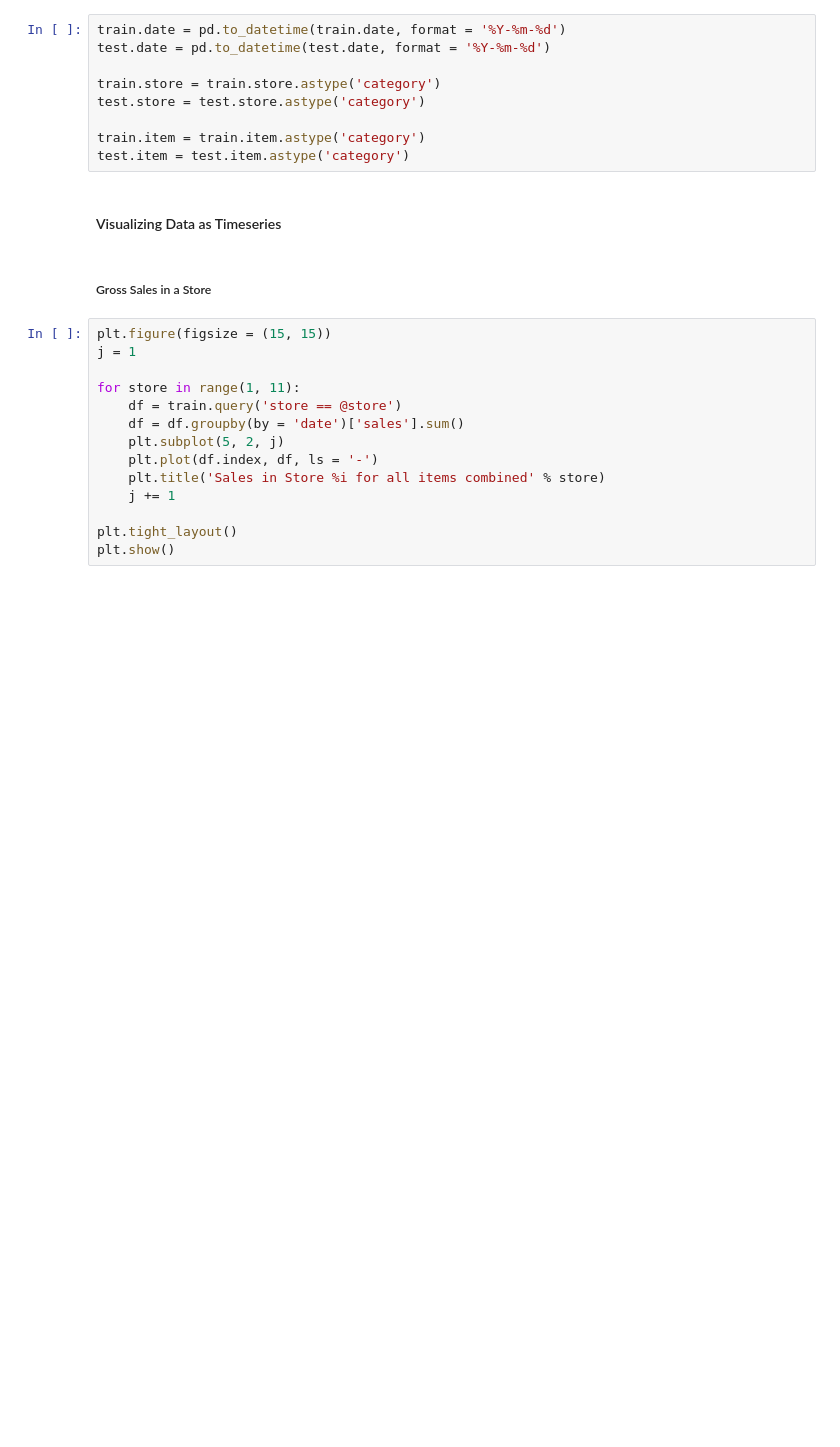
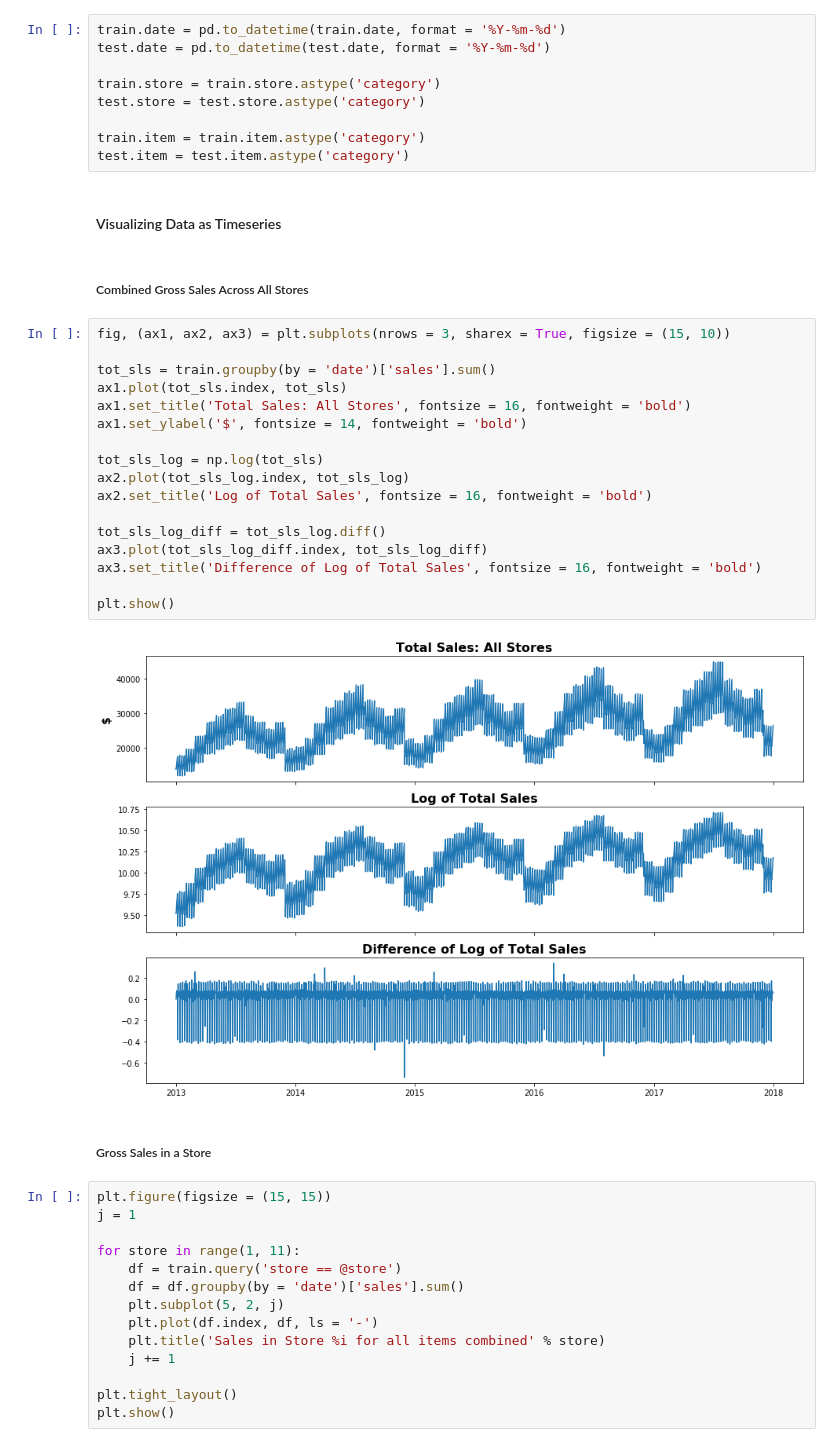
Before and after one commit to sanjeevgadre/Kaggle-Time-Series, a Jupyter notebook: EDA.ipynb, the cells around one changed output. Saved outputs shown, nothing was run; the diff lists cells and outputs as text; blank space fills up the shorter version.

```diff
--- a/EDA.ipynb
+++ b/EDA.ipynb
@@ -192,6 +192,27 @@ train.item = train.item.astype('category')
 test.item = test.item.astype('category')
 # %% [markdown]
 #### Visualizing Data as Timeseries
+# %% [markdown]
+##### Combined Gross Sales Across All Stores
+# %%
+fig, (ax1, ax2, ax3) = plt.subplots(nrows = 3, sharex = True, figsize = (15, 10))
+
+tot_sls = train.groupby(by = 'date')['sales'].sum()
+ax1.plot(tot_sls.index, tot_sls)
+ax1.set_title('Total Sales: All Stores', fontsize = 16, fontweight = 'bold')
+ax1.set_ylabel('$', fontsize = 14, fontweight = 'bold')
+
+tot_sls_log = np.log(tot_sls)
+ax2.plot(tot_sls_log.index, tot_sls_log)
+ax2.set_title('Log of Total Sales', fontsize = 16, fontweight = 'bold')
+
+tot_sls_log_diff = tot_sls_log.diff()
+ax3.plot(tot_sls_log_diff.index, tot_sls_log_diff)
+ax3.set_title('Difference of Log of Total Sales', fontsize = 16, fontweight = 'bold')
+
+plt.show()
+# %% [output]
+[figure, added]
 # %% [markdown]
 ##### Gross Sales in a Store
 # %%
```
Also changed, not shown: parts of 6 cells of this notebook.
